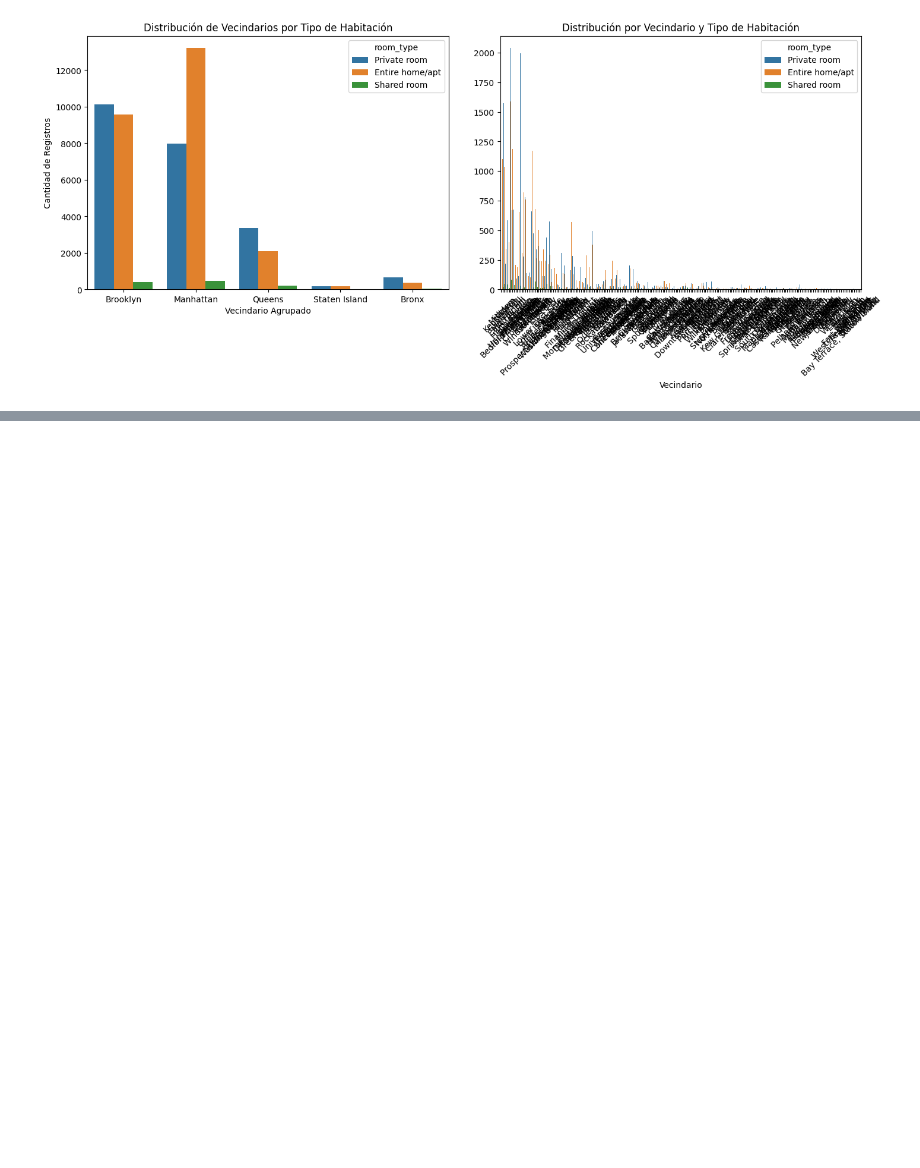
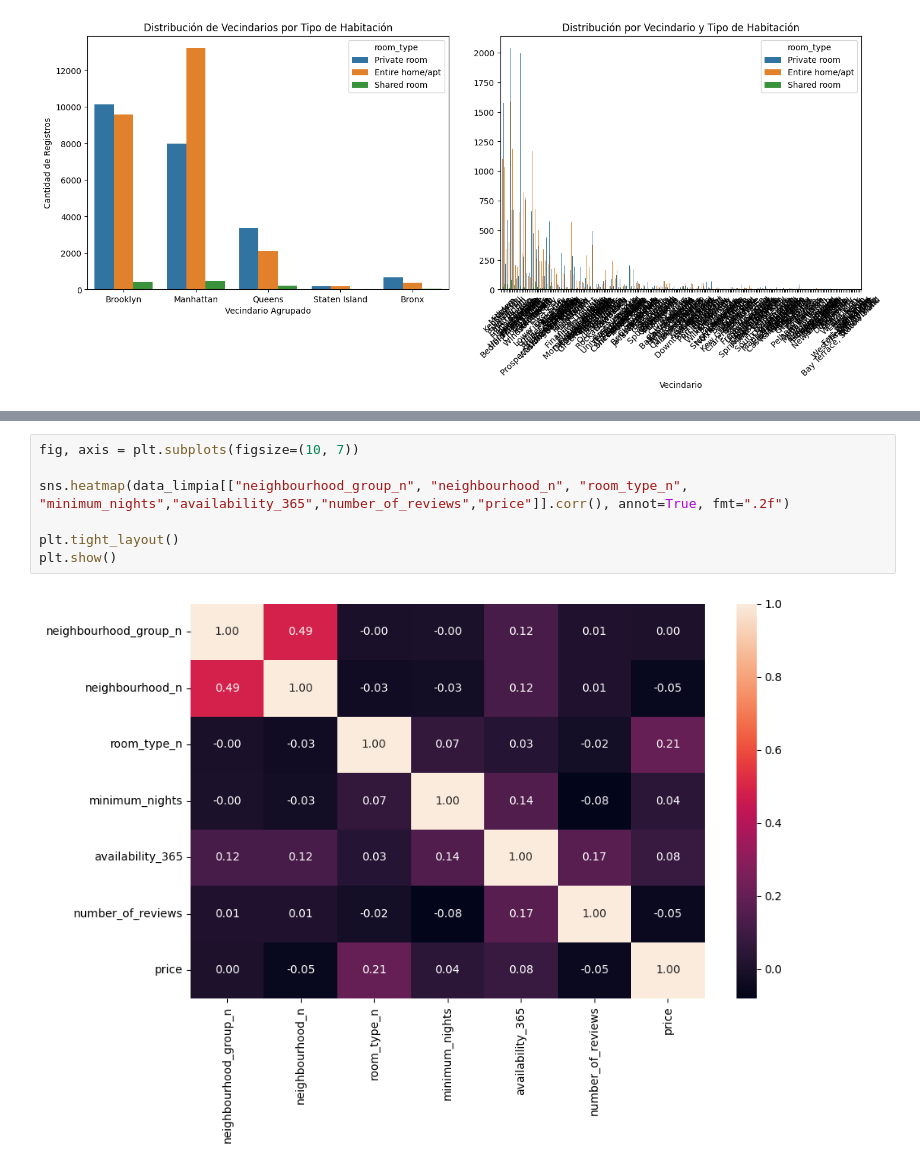
Before and after one commit to jaestupinan/machine-learning-python-template-JaironMark, a Jupyter notebook: src/explore.ipynb, the cells around one changed output, grey strips where cells are left out. Cells and saved outputs as stored; diff of their text form; blank space fills up the shorter version.

```diff
--- a/src/explore.ipynb
+++ b/src/explore.ipynb
@@ -227,0 +241,9 @@ plt.show()
+# %%
+fig, axis = plt.subplots(figsize=(10, 7))
+
+sns.heatmap(data_limpia[["neighbourhood_group_n", "neighbourhood_n", "room_type_n", "minimum_nights","availability_365","number_of_reviews","price"]].corr(), annot=True, fmt=".2f")
+
+plt.tight_layout()
+plt.show()
+# %% [output]
+[figure, added]
```
Also changed, not shown: parts of 20 cells of this notebook, 1 other file.
